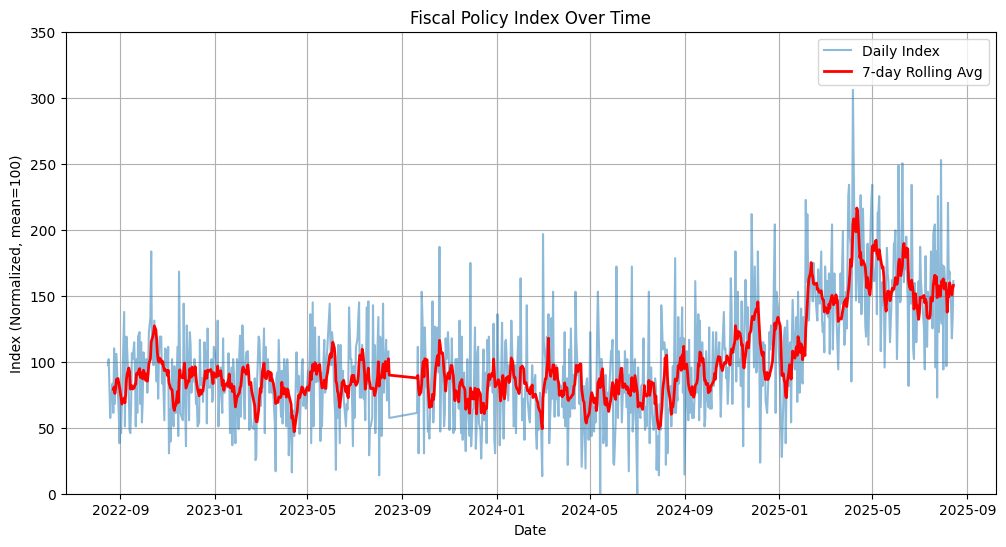
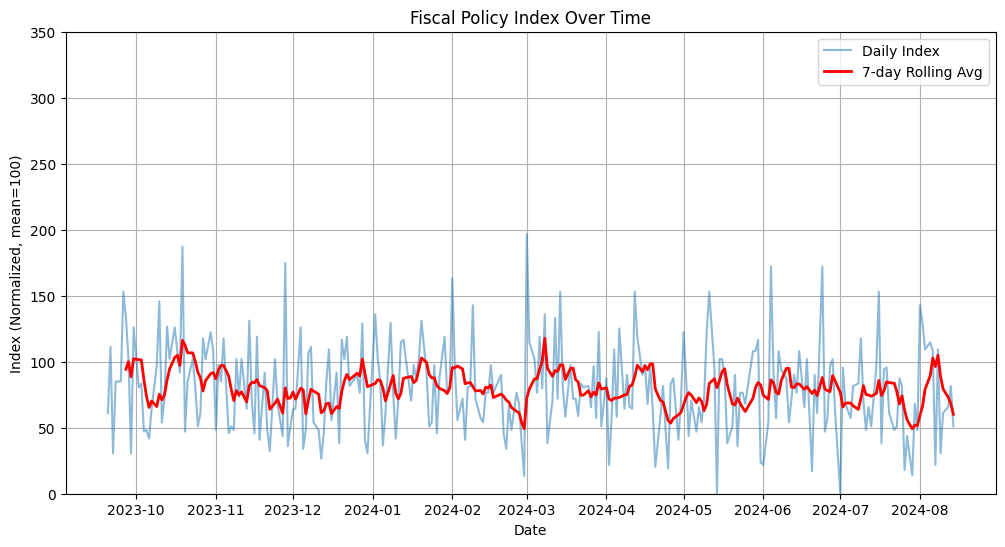
Code edit (unified diff) that turned the first committed figure into the second:
--- before
+++ after
@@ -3,6 +3,6 @@
 
 plt.figure(figsize=(12,6))
-plt.plot(wsj_fpi["date"], wsj_fpi["fiscal_policy_index"], label="Daily Index", alpha=0.5)
-plt.plot(wsj_fpi["date"], wsj_fpi["fiscal_policy_index"].rolling(7).mean(), 
+plt.plot(wsj_fpi1["date"], wsj_fpi1["fiscal_policy_index"], label="Daily Index", alpha=0.5)
+plt.plot(wsj_fpi1["date"], wsj_fpi1["fiscal_policy_index"].rolling(7).mean(), 
          label="7-day Rolling Avg", linewidth=2, color="red")
 

Commit: finished date filter, add title for the plots